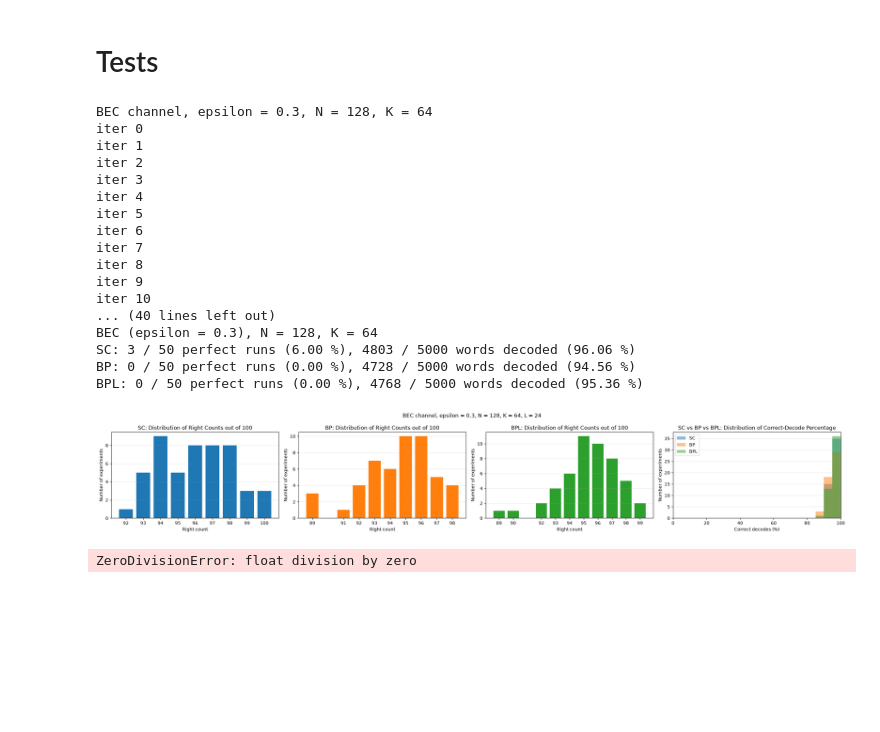
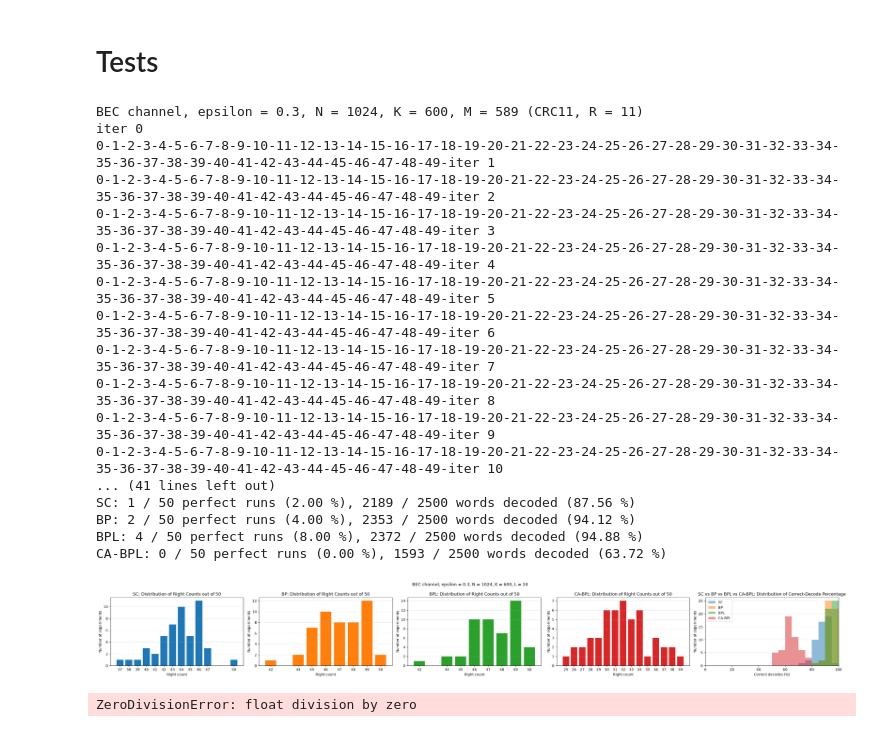
Before and after one commit to dmeloca/polar-codes, a Jupyter notebook: tests.ipynb, the cells around one changed output. Cells and saved outputs as stored; diff of their text form; code cells hidden in the pictures; blank space fills up the shorter version.

```diff
--- a/tests.ipynb
+++ b/tests.ipynb
@@ -13,10 +14,10 @@ from src.core import PolarCode, PolarEncoder, awgn_frozen_set, bec_frozen_set, s
 # %%
-N, K = 128, 64
+N, K = 1024, 600
 
 CHANNEL: str = "BEC" #*"BEC" or "AWGN"
 CHANNEL_CONFIGS = {
     #*at eps <= 0.2 every decoder scores 100% and the histograms collapse
-    "BEC":  {"param": 0.30, "cls": BECChannel, "frozen_set": bec_frozen_set, "param_name": "epsilon"},
+    "BEC": {"param": 0.30, "cls": BECChannel, "frozen_set": bec_frozen_set, "param_name": "epsilon"},
     #*the dB here is really Es/N0: AWGNChannel fixes Es = 1 and ignores the rate, so at
     #*R = 1/2 the equivalent Eb/N0 is 3 dB higher (-1.5 dB Es/N0 = +1.5 dB Eb/N0)
     "AWGN": {"param": -1.50, "cls": AWGNChannel, "frozen_set": awgn_frozen_set, "param_name": "Es/N0 (dB)"}, #*(higher = better)
@@ -25,15 +26,20 @@ config = CHANNEL_CONFIGS[CHANNEL]
 CHANNEL_PARAM: float = config["param"]
 
 ITERATIONS: int = 50 #*number of experiments, i.e. of points in each distribution
-SAMPLES: int = 100 #*random us drawn per experiment (2**K cannot be enumerated at K=64)
-ITER_CAP: int = 50 #*BP/BPL converge quickly or never, so a bigger cap only costs time
+SAMPLES: int = 50 #*random us drawn per experiment (2**K cannot be enumerated at K=64)
+ITER_CAP: int = 40 #*BP/BPL converge quickly or never, so a bigger cap only costs time
 N_GRAPHS: int = 24 #*BPL's list size L, capped at log2(N)! = 5040 here
 verbose: int = 0
 
 frozen_set = config["frozen_set"](N, K, CHANNEL_PARAM)
 encoder = PolarEncoder(PolarCode(N, K, frozen_set))
 channel = config["cls"](CHANNEL_PARAM)
-print(f"{CHANNEL} channel, {config['param_name']} = {CHANNEL_PARAM}, N = {N}, K = {K}")
+
+CRC_TYPE: str = "CRC11"
+crc = CRC(CRC_TYPE, K=K) #*the K info bits are M message bits followed by crc.R check bits
+M: int = K - crc.R #*actual payload length carried under CA-BPL; the rest is CRC.encode()'s tail
+print(f"{CHANNEL} channel, {config['param_name']} = {CHANNEL_PARAM}, N = {N}, K = {K}, "
+      f"M = {M} ({CRC_TYPE}, R = {crc.R})")
 
 
 def _sc(llrs: np.ndarray, u: np.ndarray) -> bool:
@@ -43,30 +49,38 @@ def _sc(llrs: np.ndarray, u: np.ndarray) -> bool:
 
 
 def _bp(llrs: np.ndarray, u: np.ndarray) -> bool:
-    estimate, successful = bp_decode(frozen_set, llrs, None, ITER_CAP, True) #*already excludes frozen positions
+    estimate, successful = bp_decode(frozen_set, llrs, None, ITER_CAP, parallel=True)
     return successful and np.array_equal(u, estimate)
 
 
 def _bpl(llrs: np.ndarray, u: np.ndarray) -> bool:
-    #*use_gpu=False on purpose: CuPy is ~4x slower than numpy at N = 128
     #!We must confirm at which N this is not the case
-    estimate, successful = bpl_decode(frozen_set, llrs, N_GRAPHS, ITER_CAP, use_gpu=False)
+    estimate, successful = bpl_decode(frozen_set, llrs, N_GRAPHS, ITER_CAP, use_gpu=True)
     return successful and np.array_equal(u, estimate)
 
-decoders = {"SC": _sc, "BP": _bp, "BPL": _bpl}
+
+def _ca_bpl(llrs: np.ndarray, u: np.ndarray) -> bool:
+    #*CA-BPL only vouches for the M message bits; u's last crc.R bits are the CRC's
+    #*own check bits (appended at encode time below), not part of the payload
+    estimate, successful = bpl_decode(frozen_set, llrs, N_GRAPHS, ITER_CAP, ca=True, crc=crc, use_gpu=False)
+    return successful and np.array_equal(u[:M], estimate)
+
+decoders = {"SC": _sc, "BP": _bp, "BPL": _bpl, "CA-BPL": _ca_bpl}
 results = {name: {"right_counts": [], "perfect_count": 0} for name in decoders}
 
 for i in range(ITERATIONS):
     print("iter", i)
     per_it_right_counts = {name: 0 for name in decoders}
-    for _ in range(SAMPLES):
-        u = np.random.randint(0, 2, size=K).astype(np.uint8)
+    for samp in range(SAMPLES):
+        u_msg = np.random.randint(0, 2, size=M).astype(np.uint8) #*actual payload
+        u = np.array(crc.encode(u_msg), dtype=np.uint8) #*payload + CRC bits, this is what gets polar-encoded
         llrs = channel.transmit(encoder.encode(u))
         for name, decode in decoders.items():
             right = decode(llrs, u)
             per_it_right_counts[name] += right
             if verbose >= 2:
                 print(f"[{name}] Is {u} correctly decoded?", right)
+        print(samp, end="-")
 
     for name in decoders:
         right_count = per_it_right_counts[name]
@@ -84,28 +98,28 @@ for name in decoders:
     print(f"{name}: {perfect_count} / {ITERATIONS} perfect runs ({percentage:.2f} %), "
           f"{total_right} / {ITERATIONS * SAMPLES} words decoded ({total_right / (ITERATIONS * SAMPLES) * 100:.2f} %)")
 # %% [output]
-BEC channel, epsilon = 0.3, N = 128, K = 64
+BEC channel, epsilon = 0.3, N = 1024, K = 600, M = 589 (CRC11, R = 11)
 iter 0
-iter 1
-iter 2
-iter 3
-iter 4
-iter 5
-iter 6
-iter 7
-iter 8
-iter 9
-iter 10
-... (40 lines left out)
-BEC (epsilon = 0.3), N = 128, K = 64
-SC: 3 / 50 perfect runs (6.00 %), 4803 / 5000 words decoded (96.06 %)
-BP: 0 / 50 perfect runs (0.00 %), 4728 / 5000 words decoded (94.56 %)
-BPL: 0 / 50 perfect runs (0.00 %), 4768 / 5000 words decoded (95.36 %)
+0-1-2-3-4-5-6-7-8-9-10-11-12-13-14-15-16-17-18-19-20-21-22-23-24-25-26-27-28-29-30-31-32-33-34-35-36-37-38-39-40-41-42-43-44-45-46-47-48-49-iter 1
+0-1-2-3-4-5-6-7-8-9-10-11-12-13-14-15-16-17-18-19-20-21-22-23-24-25-26-27-28-29-30-31-32-33-34-35-36-37-38-39-40-41-42-43-44-45-46-47-48-49-iter 2
+0-1-2-3-4-5-6-7-8-9-10-11-12-13-14-15-16-17-18-19-20-21-22-23-24-25-26-27-28-29-30-31-32-33-34-35-36-37-38-39-40-41-42-43-44-45-46-47-48-49-iter 3
+0-1-2-3-4-5-6-7-8-9-10-11-12-13-14-15-16-17-18-19-20-21-22-23-24-25-26-27-28-29-30-31-32-33-34-35-36-37-38-39-40-41-42-43-44-45-46-47-48-49-iter 4
+0-1-2-3-4-5-6-7-8-9-10-11-12-13-14-15-16-17-18-19-20-21-22-23-24-25-26-27-28-29-30-31-32-33-34-35-36-37-38-39-40-41-42-43-44-45-46-47-48-49-iter 5
+0-1-2-3-4-5-6-7-8-9-10-11-12-13-14-15-16-17-18-19-20-21-22-23-24-25-26-27-28-29-30-31-32-33-34-35-36-37-38-39-40-41-42-43-44-45-46-47-48-49-iter 6
+0-1-2-3-4-5-6-7-8-9-10-11-12-13-14-15-16-17-18-19-20-21-22-23-24-25-26-27-28-29-30-31-32-33-34-35-36-37-38-39-40-41-42-43-44-45-46-47-48-49-iter 7
+0-1-2-3-4-5-6-7-8-9-10-11-12-13-14-15-16-17-18-19-20-21-22-23-24-25-26-27-28-29-30-31-32-33-34-35-36-37-38-39-40-41-42-43-44-45-46-47-48-49-iter 8
+0-1-2-3-4-5-6-7-8-9-10-11-12-13-14-15-16-17-18-19-20-21-22-23-24-25-26-27-28-29-30-31-32-33-34-35-36-37-38-39-40-41-42-43-44-45-46-47-48-49-iter 9
+0-1-2-3-4-5-6-7-8-9-10-11-12-13-14-15-16-17-18-19-20-21-22-23-24-25-26-27-28-29-30-31-32-33-34-35-36-37-38-39-40-41-42-43-44-45-46-47-48-49-iter 10
+... (41 lines left out)
+SC: 1 / 50 perfect runs (2.00 %), 2189 / 2500 words decoded (87.56 %)
+BP: 2 / 50 perfect runs (4.00 %), 2353 / 2500 words decoded (94.12 %)
+BPL: 4 / 50 perfect runs (8.00 %), 2372 / 2500 words decoded (94.88 %)
+CA-BPL: 0 / 50 perfect runs (0.00 %), 1593 / 2500 words decoded (63.72 %)
 # %%
 import matplotlib.pyplot as plt
 from collections import Counter
 
-colors = {"SC": "tab:blue", "BP": "tab:orange", "BPL": "tab:green"}
+colors = {"SC": "tab:blue", "BP": "tab:orange", "BPL": "tab:green", "CA-BPL": "tab:red"}
 
 #*one panel per decoder plus the shared overlay, so adding a decoder to `decoders`
 #*above widens this figure without any other edit here
@@ -115,34 +129,34 @@ fig.suptitle(f"{CHANNEL} channel, {config['param_name']} = {CHANNEL_PARAM}, "
 
 for ax, (name, result) in zip(axes, results.items()):
     distribution = Counter(result["right_counts"])
     x = sorted(distribution.keys())
     y = [distribution[count] for count in x]
 
     ax.bar(x, y, width=0.8, color=colors[name])
     ax.set_xlabel("Right count")
     ax.set_ylabel("Number of experiments")
     ax.set_title(f"{name}: Distribution of Right Counts out of {SAMPLES}")
     ax.set_xticks(x)
     ax.grid(axis="y", alpha=0.3)
 
 #*every decoder now sees the same SAMPLES denominator, so the percentages are directly
 #*comparable; the fixed range keeps every bin inside [0, 100] so bars are never cropped
 overlay = axes[-1]
 for name, result in results.items():
     pct = [count / SAMPLES * 100 for count in result["right_counts"]]
     overlay.hist(pct, bins=20, range=(0, 100), color=colors[name], alpha=0.5, label=name)
 
 overlay.set_xlabel("Correct decodes (%)")
 overlay.set_ylabel("Number of experiments")
 overlay.set_title(" vs ".join(results) + ": Distribution of Correct-Decode Percentage")
 overlay.set_xlim(0, 100)
 overlay.grid(axis="y", alpha=0.3)
 overlay.legend()
 
 plt.tight_layout()
 plt.show()
 # %% [output]
-[figure, old version]
+[figure, new version]
 # %%
 np.float16(1.0 / 0.0)
 # %% [output]
```
Also changed, not shown: parts of 2 cells of this notebook, 4 other files.
